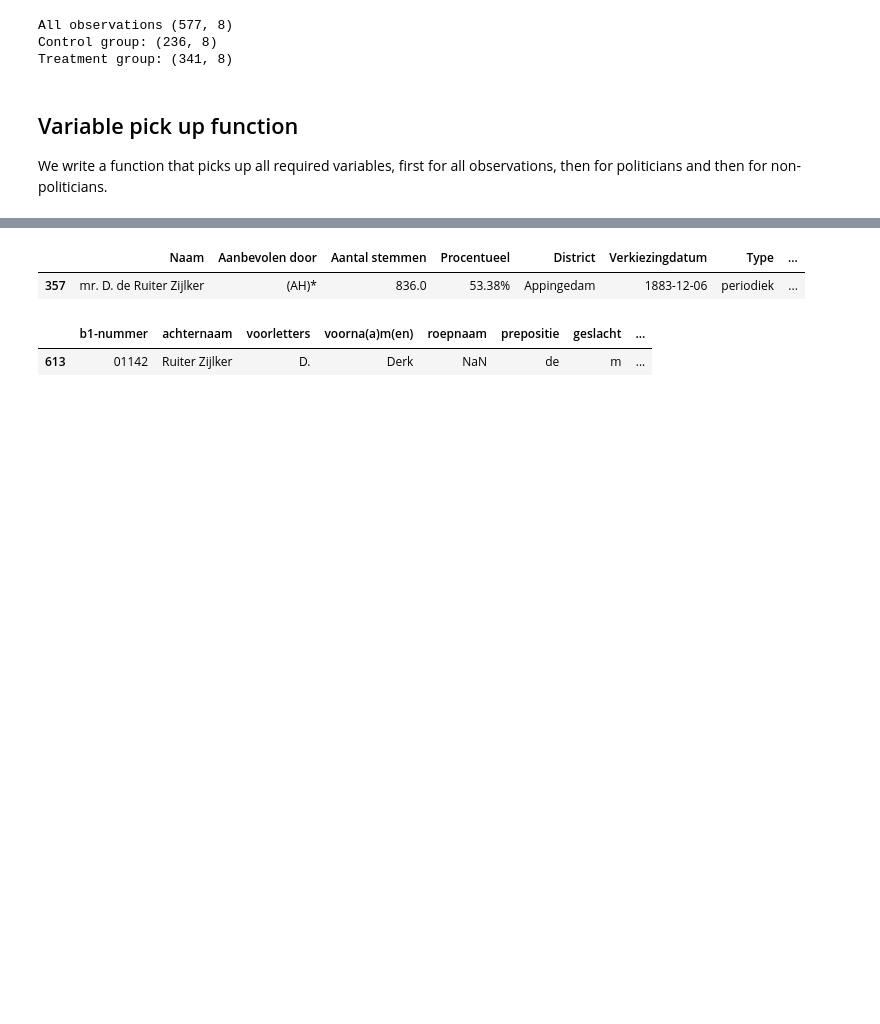
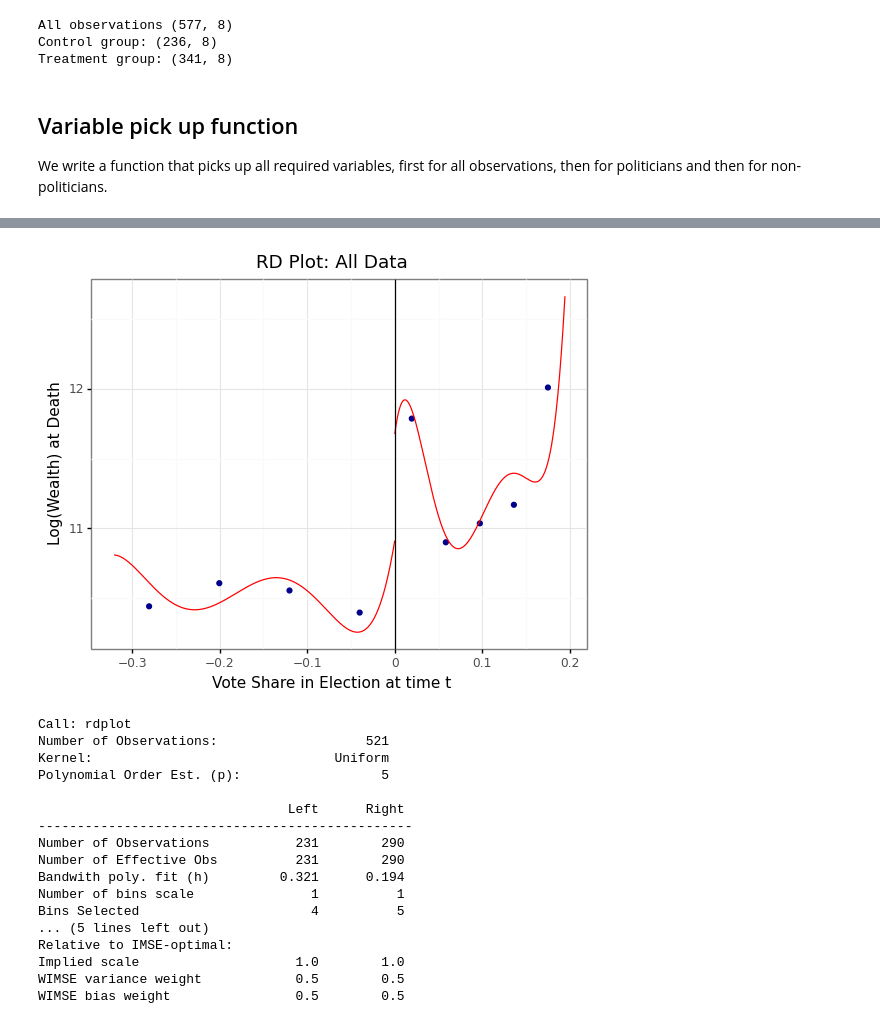
Before and after one commit to basm92/Polrents, a Jupyter notebook: Code/find_remaining_variables.ipynb, the cells around one changed output, grey strips where cells are left out. Saved outputs shown, nothing was run; the diff lists cells and outputs as text; code cells hidden in the pictures; blank space fills up the shorter version.

```diff
--- a/Code/find_remaining_variables.ipynb
+++ b/Code/find_remaining_variables.ipynb
@@ -168,12 +220,27 @@ WIMSE bias weight                0.5        0.5
 # %%
-i = 20
+data_with_vars['Sterfdatum'] = data_with_vars['Sterfdatum'].apply(lambda x: pd.to_datetime(x, errors='coerce'))
+data_with_vars2 = data_with_vars[(data_with_vars['Sterfdatum'] < pd.Timestamp('1928-01-01')) | (pd.isnull(data_with_vars['Sterfdatum']))]
-# %%
-electoral_data[(electoral_data['Naam'].str.contains(data.iloc[i]['Naam'])) & (electoral_data['Verkiezingdatum'] == data.iloc[i]['Verkiezingdatum'])]
-# %% [output]
-|  | Naam | Aanbevolen door | Aantal stemmen | Procentueel | District | Verkiezingdatum | Type | ... |
-| 357 | mr. D. de Ruiter Zijlker | (AH)* | 836.0 | 53.38% | Appingedam | 1883-12-06 | periodiek | ... |
-# %%
-politician_metadata[politician_metadata['b1-nummer'] == data.iloc[i]['b1-nummer']]
-# %% [output]
-|  | b1-nummer | achternaam | voorletters | voorna(a)m(en) | roepnaam | prepositie | geslacht | ... |
-| 613 | 01142 | Ruiter Zijlker | D. | Derk | NaN | de | m | ... |
+# %%
+rdplot(y=np.log(1+data_with_vars2['Vermogen_deflated']), x=data_with_vars2['margin'], binselect="es", p=5,
+         title="RD Plot: All Data",
+         y_label="Log(Wealth) at Death",
+         x_label="Vote Share in Election at time t")
+# %% [output]
+[figure, added]
+Call: rdplot
+Number of Observations:                   521
+Kernel:                               Uniform
+Polynomial Order Est. (p):                  5
+
+                                Left      Right
+------------------------------------------------
+Number of Observations           231        290
+Number of Effective Obs          231        290
+Bandwith poly. fit (h)         0.321      0.194
+Number of bins scale               1          1
+Bins Selected                      4          5
+... (5 lines left out)
+Relative to IMSE-optimal:
+Implied scale                    1.0        1.0
+WIMSE variance weight            0.5        0.5
+WIMSE bias weight                0.5        0.5
```
Also changed, not shown: parts of 8 cells of this notebook, 2 other files.
